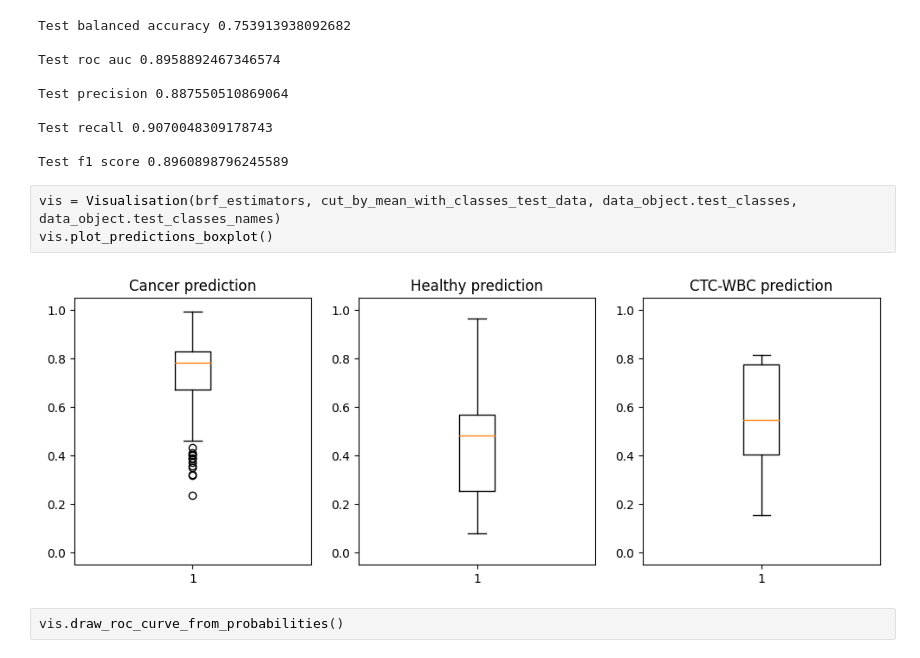
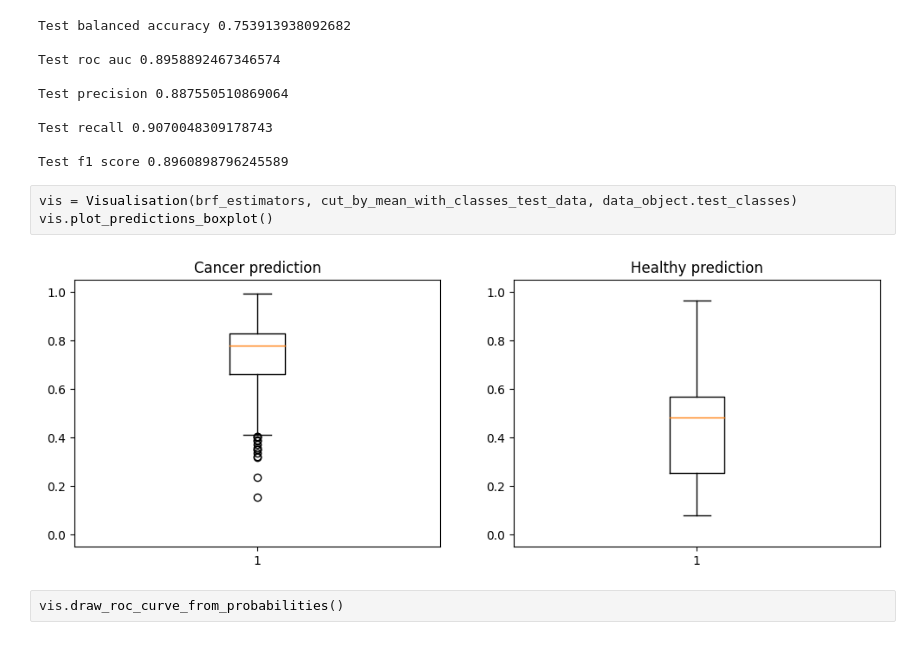
Before and after one commit to melehean/CTC-Detection, a Jupyter notebook: additional_test.ipynb, the cells around one changed output. Saved outputs shown, nothing was run; the diff lists cells and outputs as text.

```diff
--- a/additional_test_set.ipynb
+++ b/additional_test.ipynb
@@ -511,10 +839,10 @@ Test recall 0.9070048309178743
 
 Test f1 score 0.8960898796245589
 # %%
-vis = Visualisation(brf_estimators, cut_by_mean_with_classes_test_data, data_object.test_classes, data_object.test_classes_names)
+vis = Visualisation(brf_estimators, cut_by_mean_with_classes_test_data, data_object.test_classes)
 vis.plot_predictions_boxplot()
 # %% [output]
-[figure, old version]
+[figure, new version]
 # %%
 vis.draw_roc_curve_from_probabilities()
 # %% [output]
```
Also changed, not shown: parts of 35 cells of this notebook, 10 other files.
